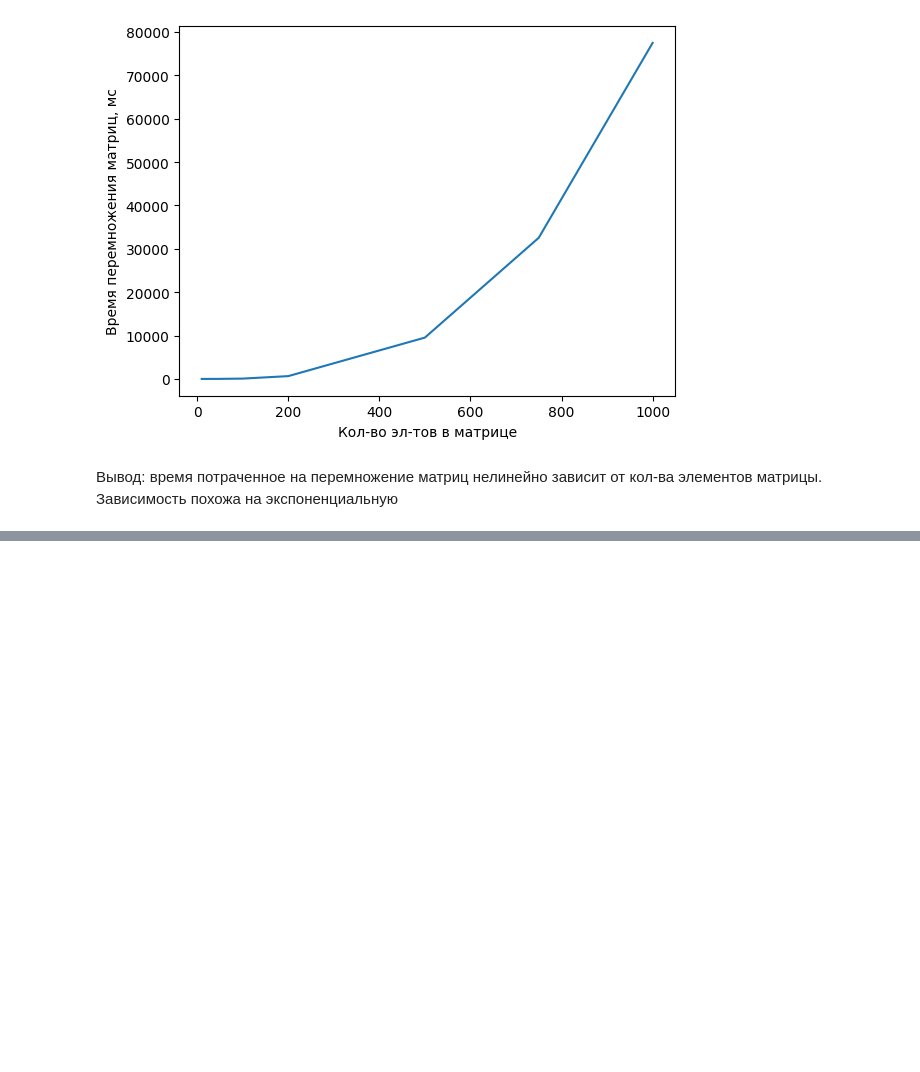
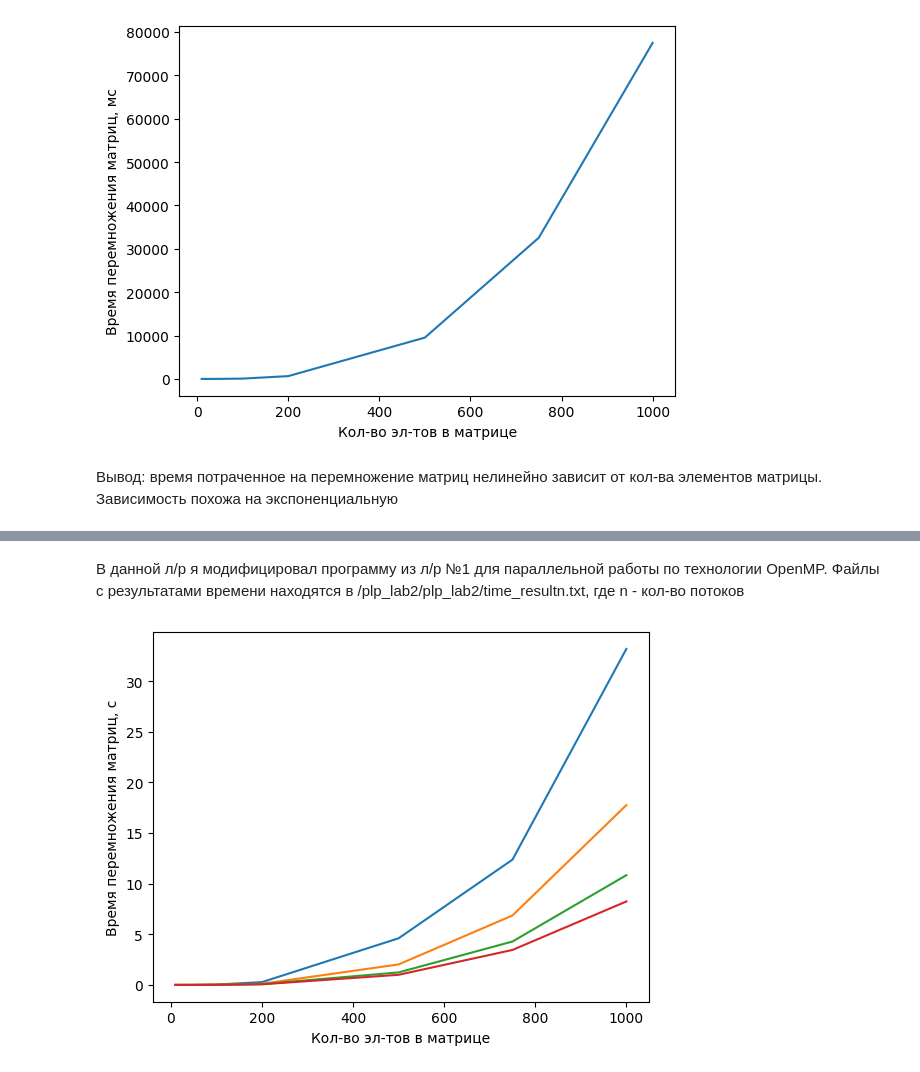
Before and after one commit to negniy/plp_lab1, a Jupyter notebook: a.ipynb, the cells around one changed output, grey strips where cells are left out. Saved outputs shown, nothing was run; the diff lists cells and outputs as text; code cells hidden in the pictures; blank space fills up the shorter version.

```diff
--- a/a.ipynb
+++ b/a.ipynb
@@ -20,0 +30,18 @@ plt.show()
+# %% [markdown]
+В данной л/р я модифицировал программу из л/р №1 для параллельной работы по технологии OpenMP.
+Файлы с результатами времени находятся в /plp_lab2/plp_lab2/time_resultn.txt, где n - кол-во потоков
+# %%
+list_of_size = [10, 20, 50, 100, 200, 500, 750, 1000]
+list_of_times1 = [0.0002914, 0.0005617, 0.0068456, 0.0342058, 0.278792, 4.60778, 12.3786, 33.1925]
+list_of_times2 = [0.0007823, 0.0001799, 0.0018424, 0.0164654, 0.113756, 2.02665, 6.86129, 17.7606]
+list_of_times4 = [0.0018231, 0.000277, 0.0022902, 0.0127043, 0.0792748, 1.23732, 4.28736, 10.8414]
+list_of_times8 = [0.0032867, 0.0002638, 0.0014022, 0.0138749, 0.0617, 1.00023, 3.45693, 8.24552]
+plt.plot(list_of_size, list_of_times1)
+plt.plot(list_of_size, list_of_times2)
+plt.plot(list_of_size, list_of_times4)
+plt.plot(list_of_size, list_of_times8)
+plt.ylabel('Время перемножения матриц, с')
+plt.xlabel('Кол-во эл-тов в матрице')
+plt.show()
+# %% [output]
+[figure, added]
```
Also changed, not shown: parts of 3 cells of this notebook, 9 other files.
